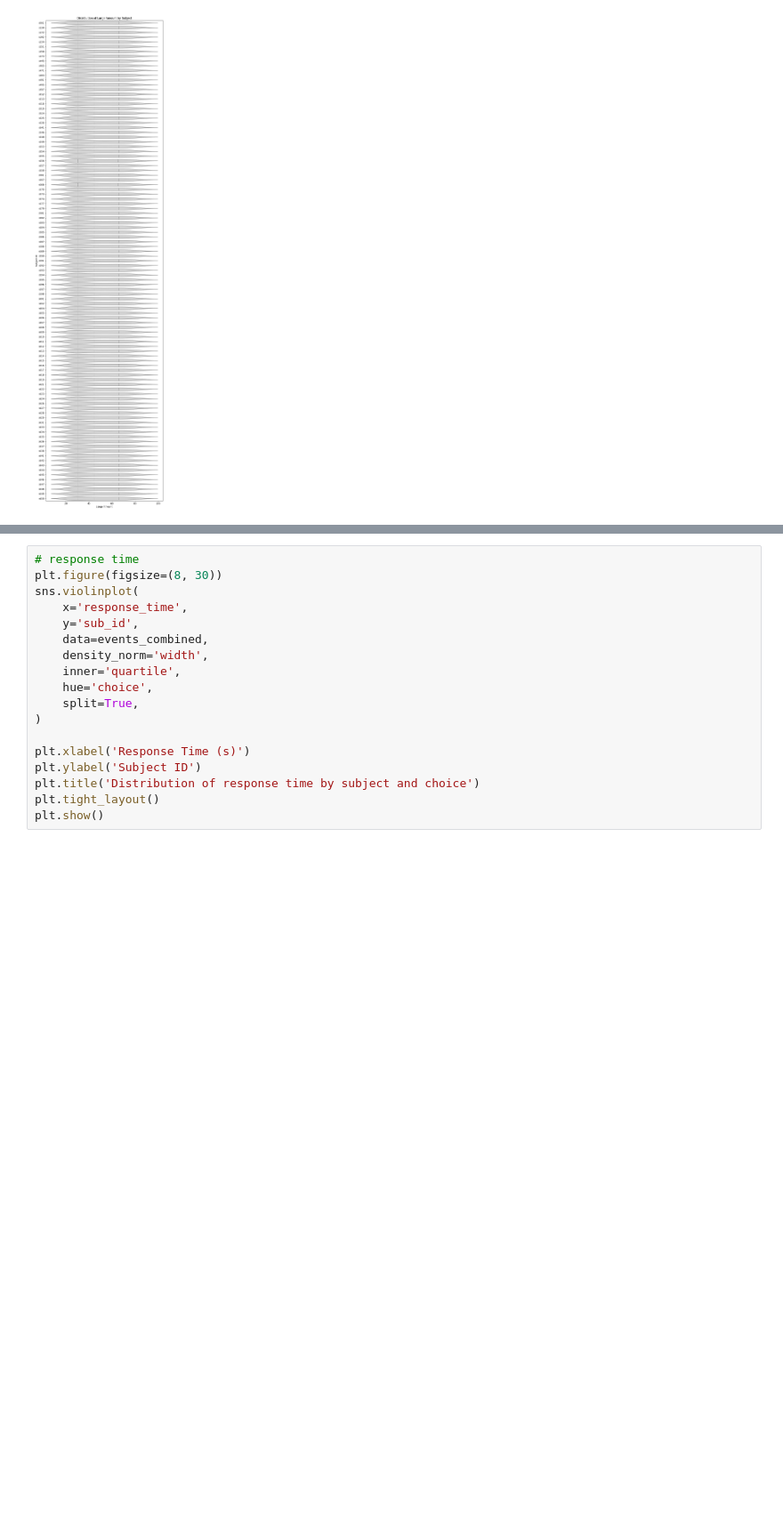
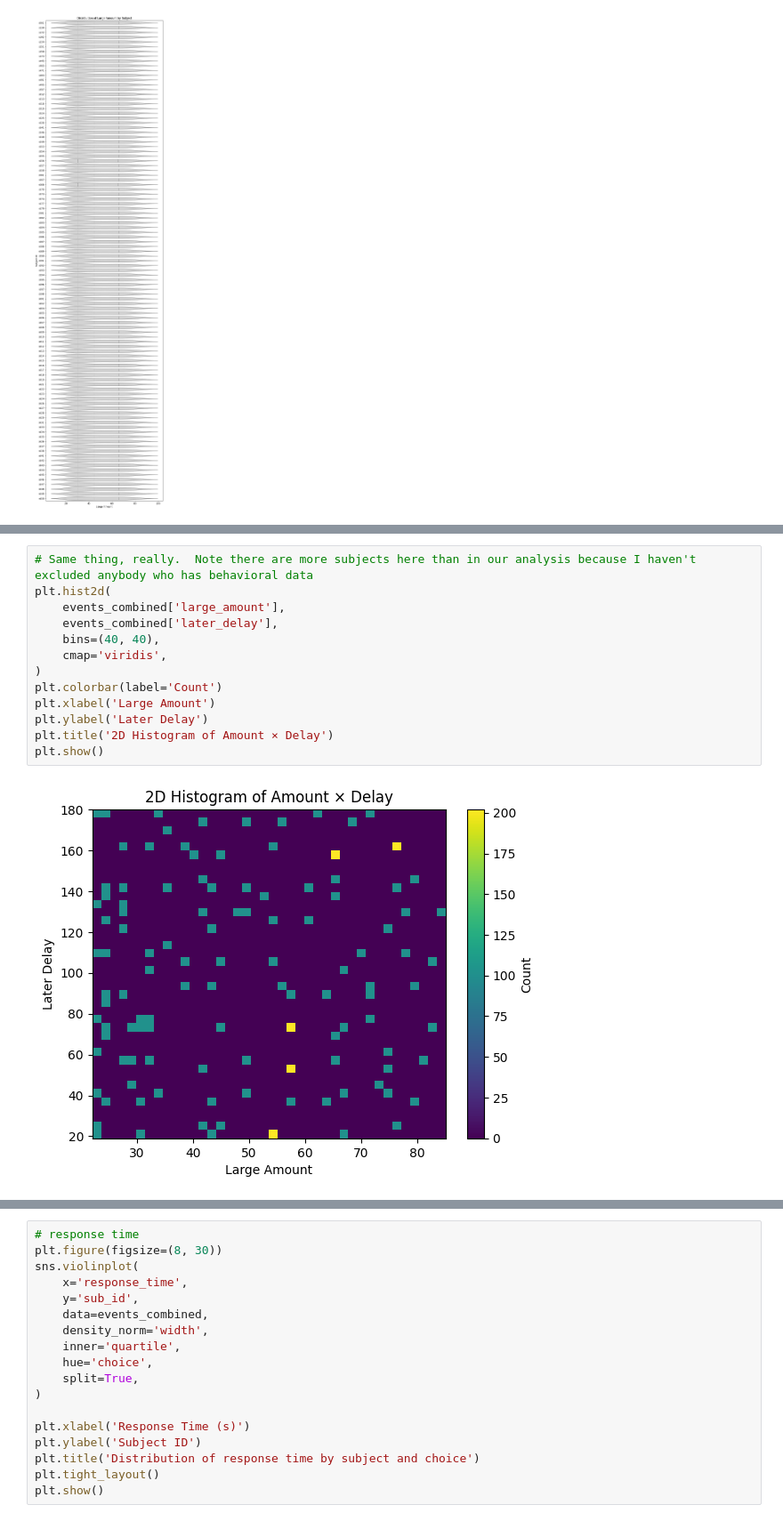
Before and after one commit to jmumford/delay-discounting-mvpa, a Jupyter notebook: analyses/data_orientation/looking_at_data.ipynb, the cells around one changed output, grey strips where cells are left out. Shown at 89% size. Cells and saved outputs as stored; diff of their text form; blank space fills up the shorter version.

```diff
--- a/analyses/data_orientation/looking_at_data.ipynb
+++ b/analyses/data_orientation/looking_at_data.ipynb
@@ -63,0 +123,15 @@ plt.show()
+# %%
+# Same thing, really.  Note there are more subjects here than in our analysis because I haven't excluded anybody who has behavioral data
+plt.hist2d(
+    events_combined['large_amount'],
+    events_combined['later_delay'],
+    bins=(40, 40),
+    cmap='viridis',
+)
+plt.colorbar(label='Count')
+plt.xlabel('Large Amount')
+plt.ylabel('Later Delay')
+plt.title('2D Histogram of Amount × Delay')
+plt.show()
+# %% [output]
+[figure, added]
```
Also changed, not shown: parts of 8 cells of this notebook.
